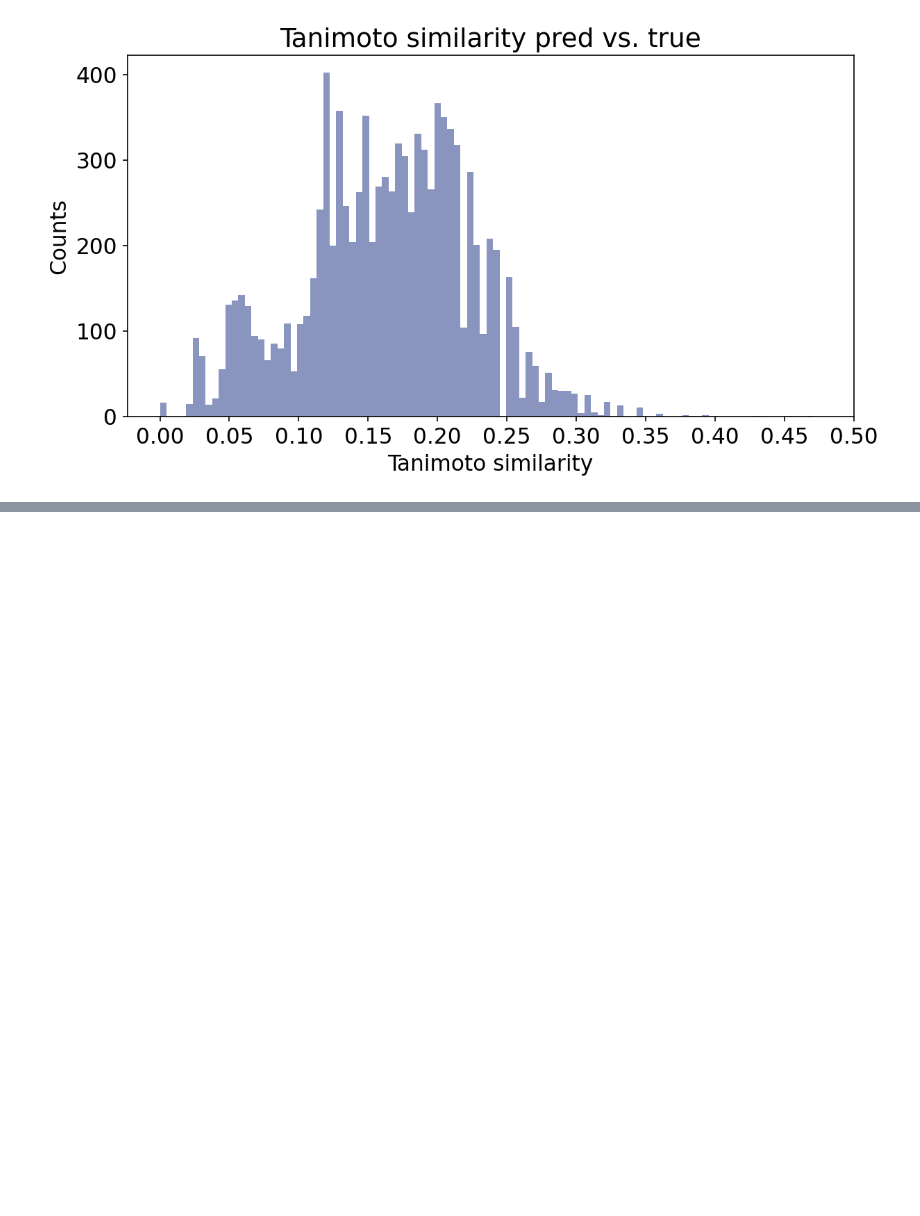
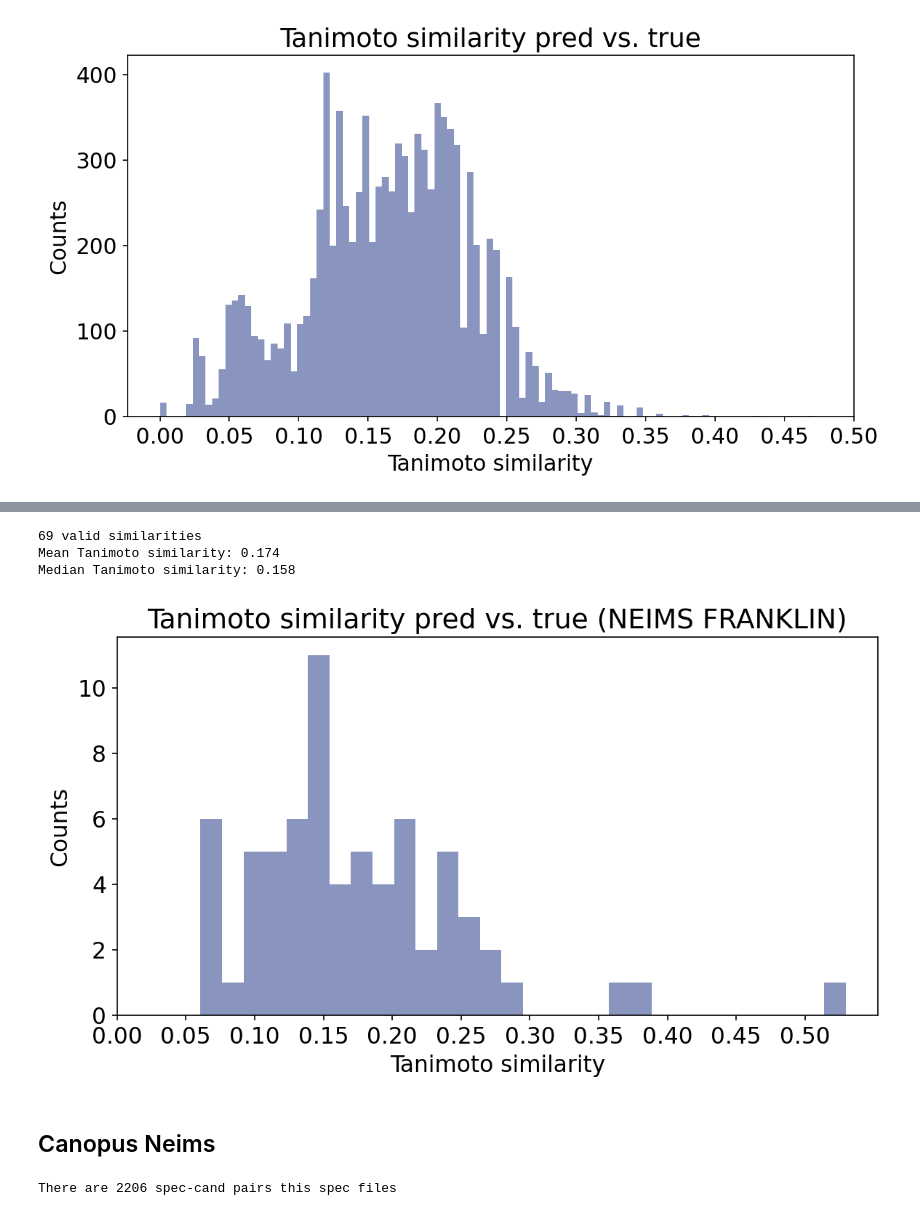
Before and after one commit to kuulia/mist, a Jupyter notebook: notebooks/neims_test.ipynb, the cells around one changed output, grey strips where cells are left out. Drawn from its saved outputs; the diff is of its cells as text; code cells hidden in the pictures; blank space fills up the shorter version.

```diff
--- a/notebooks/neims_test.ipynb
+++ b/notebooks/neims_test.ipynb
@@ -320,0 +531,78 @@ for k, v in name_to_output.items():
+# %%
+fpgen = rdFingerprintGenerator.GetMorganGenerator(radius=2, fpSize=4096)
+morgan_fps = []
+for smi in smiles:
+    mol = Chem.MolFromSmiles(smi)
+    if mol is None:
+        morgan_fps.append(None)  # handle invalid smiles
+        continue
+    fp = fpgen.GetFingerprint(mol)  # ExplicitBitVect
+    morgan_fps.append(fp)
+
+predicted_fps = [numpy_to_rdkit_bitvec(row) for row in arr]
+
+similarities = []
+for pred_fp, true_fp in zip(predicted_fps, morgan_fps):
+    if pred_fp is None or true_fp is None:
+        similarities.append(None)  # skip invalid
+    else:
+        sim = TanimotoSimilarity(pred_fp, true_fp)
+        similarities.append(sim)
+# %%
+valid_sims = [sim for sim in similarities if sim is not None]
+print(f'{len(valid_sims)} valid similarities')
+print(f"Mean Tanimoto similarity: {np.mean(valid_sims):.3f}")
+print(f"Median Tanimoto similarity: {np.median(valid_sims):.3f}")
+# %% [output]
+69 valid similarities
+Mean Tanimoto similarity: 0.174
+Median Tanimoto similarity: 0.158
+# %%
+plt.figure(figsize=(9,4.5), dpi=150)
+plt.hist(valid_sims, bins=30, color='#8995BF')
+plt.title('Tanimoto similarity pred vs. true (NEIMS FRANKLIN)')
+plt.xlabel('Tanimoto similarity')
+plt.ylabel('Counts')
+plt.xticks(np.linspace(0, 0.5, 11))
+plt.show()
+# %% [output]
+[figure, added]
+# %% [markdown]
+## Canopus Neims
+# %%
+# Make sure to predownload the pretrained models by following quickstart/
+fp_ckpt="../pretrained_models/mist_fp_canopus_pretrain.ckpt"
+contrast_ckpt="../pretrained_models/mist_contrastive_canopus_pretrain.ckpt"
+
+res_dir = "../results/neims_canopus/"
+mgf_input = "../data/neims/gecko_EIMS_spectra/neims_canopus_spectra.mgf"
+labels = "../data/neims/gecko_EIMS_spectra/neims_canopus_labels.tsv"
+
+res_dir = Path(res_dir)
+res_dir.mkdir(exist_ok=True)
+assert Path(res_dir).exists();
+assert Path(mgf_input).is_file();
+assert Path(labels).is_file()
+
+subform_dir=res_dir/"subforms"
+subform_dir.mkdir(exist_ok=True,parents=True)
+
+assign_subformulae.assign_subforms(
+    spec_files=mgf_input,
+    labels_file=labels,
+    output_dir=subform_dir,
+    mass_diff_thresh=20,
+    max_formulae=50,
+    num_workers=32,
+    feature_id="FEATURE_ID",
+    debug=False
+)
+fp_save_dir = res_dir / "model_predictions"
+fp_save_dir.mkdir(exist_ok=True, parents=True)
+
+fp_model = torch.load(fp_ckpt, map_location=torch.device("cpu"))
+
+main_hparams = fp_model["hyper_parameters"]
+kwargs = copy.deepcopy(main_hparams)
+# %% [output]
+There are 2206 spec-cand pairs this spec files
```
Also changed, not shown: parts of 42 cells of this notebook, 5 other files.
